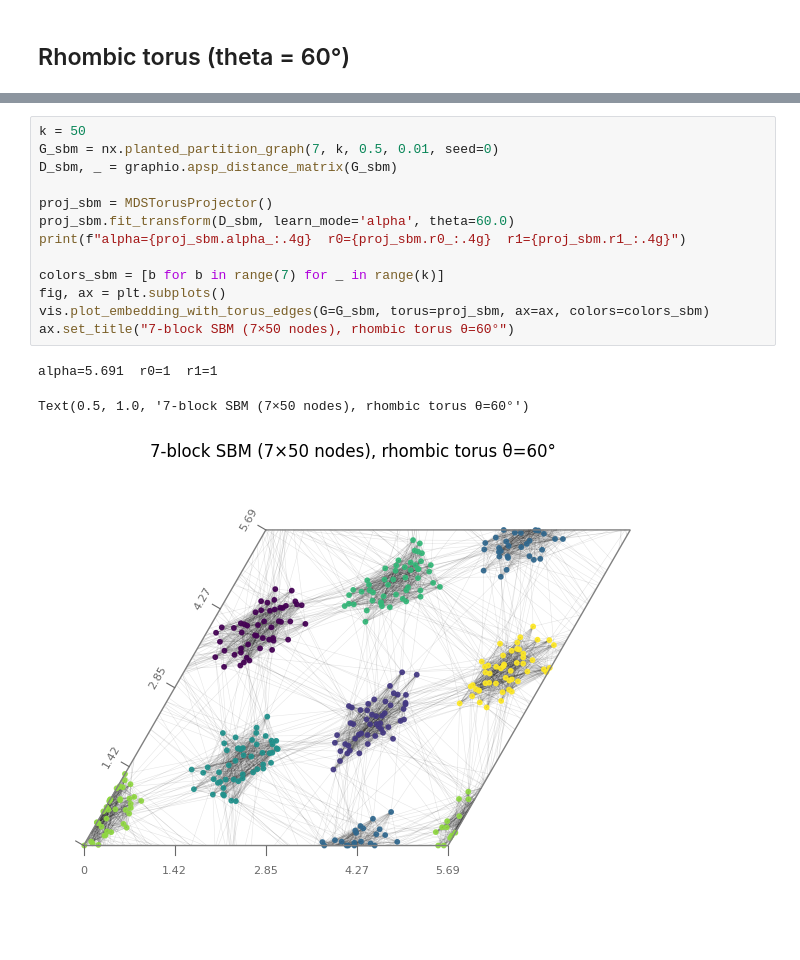
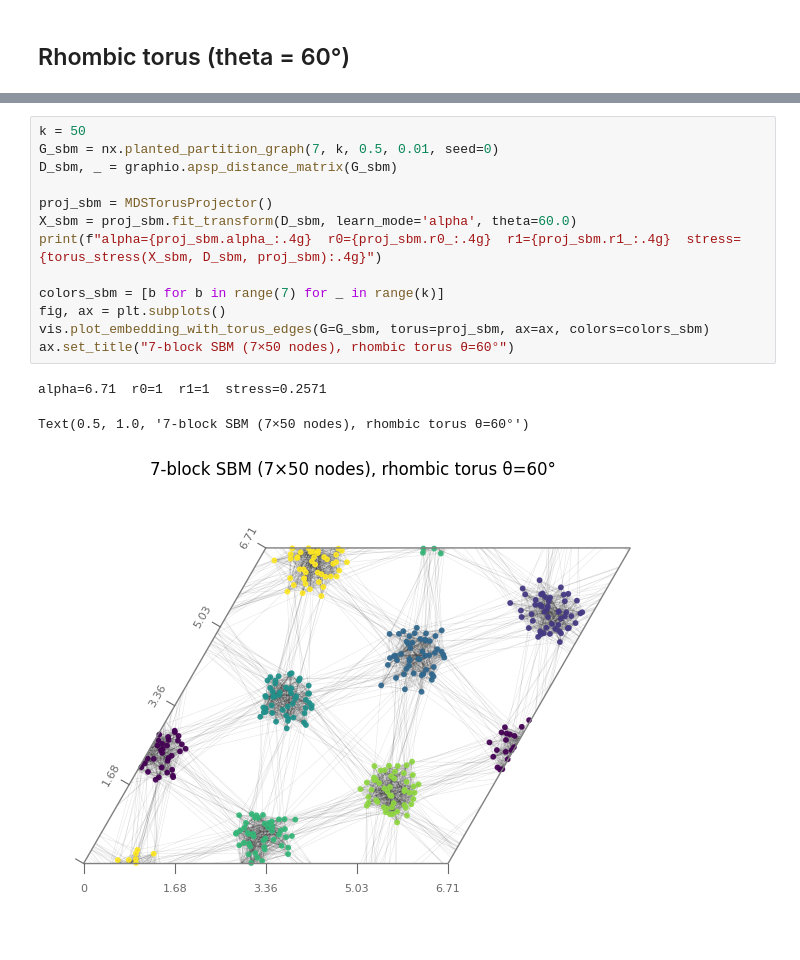
Before and after one commit to JacobLMiller/torus-mds, a Jupyter notebook: examples_rhombus.ipynb, the cells around one changed output, grey strips where cells are left out. Drawn from its saved outputs; the diff is of its cells as text.

```diff
--- a/examples_rhombus.ipynb
+++ b/examples_rhombus.ipynb
@@ -187,17 +207,17 @@ Text(0.5, 1.0, 'K7, rhombic torus θ=60°')
 # %%
 k = 50
 G_sbm = nx.planted_partition_graph(7, k, 0.5, 0.01, seed=0)
 D_sbm, _ = graphio.apsp_distance_matrix(G_sbm)
 
 proj_sbm = MDSTorusProjector()
-proj_sbm.fit_transform(D_sbm, learn_mode='alpha', theta=60.0)
-print(f"alpha={proj_sbm.alpha_:.4g}  r0={proj_sbm.r0_:.4g}  r1={proj_sbm.r1_:.4g}")
+X_sbm = proj_sbm.fit_transform(D_sbm, learn_mode='alpha', theta=60.0)
+print(f"alpha={proj_sbm.alpha_:.4g}  r0={proj_sbm.r0_:.4g}  r1={proj_sbm.r1_:.4g}  stress={torus_stress(X_sbm, D_sbm, proj_sbm):.4g}")
 
 colors_sbm = [b for b in range(7) for _ in range(k)]
 fig, ax = plt.subplots()
 vis.plot_embedding_with_torus_edges(G=G_sbm, torus=proj_sbm, ax=ax, colors=colors_sbm)
 ax.set_title("7-block SBM (7×50 nodes), rhombic torus θ=60°")
 # %% [output]
-alpha=5.691  r0=1  r1=1
+alpha=6.71  r0=1  r1=1  stress=0.2571
 Text(0.5, 1.0, '7-block SBM (7×50 nodes), rhombic torus θ=60°')
-[figure, old version]
+[figure, new version]
```
Also changed, not shown: parts of 15 cells of this notebook, 6 other files.
